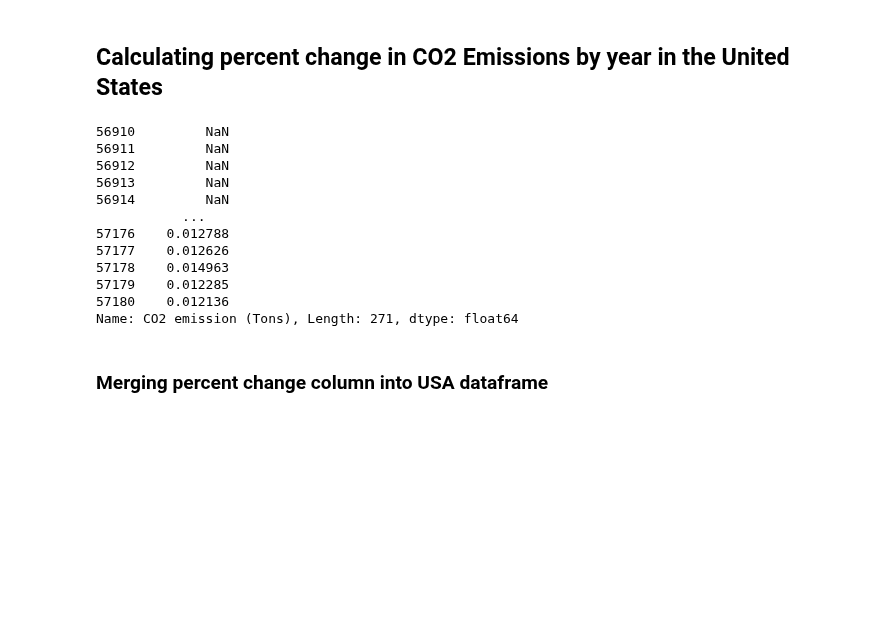
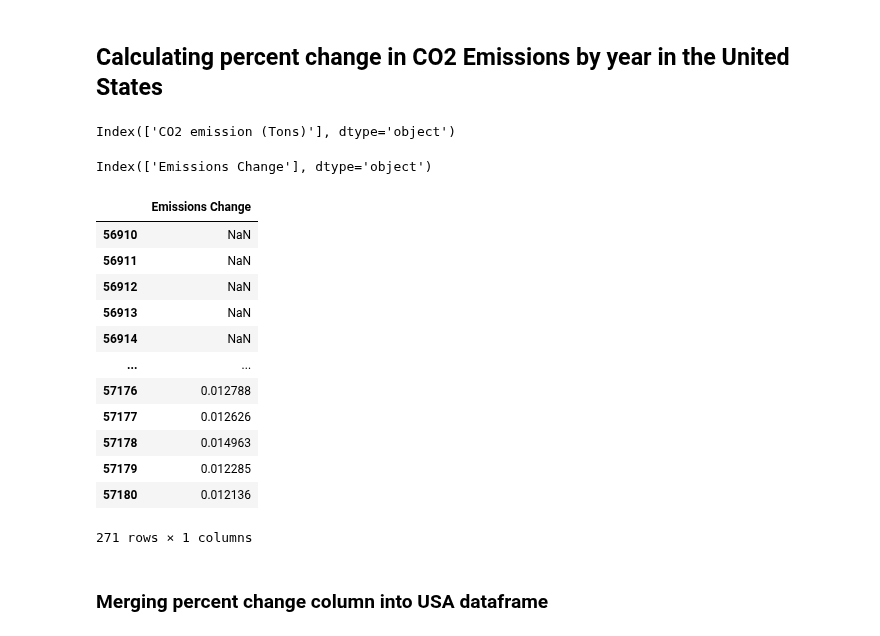
Before and after one commit to DanielBrechner/World-CO2-Emissions-Analysis, a Jupyter notebook: app.ipynb, the cells around one changed output. Cells and saved outputs as stored; diff of their text form; code cells hidden in the pictures; blank space fills up the shorter version.

Commit message:
fixed pct_change column rename

```diff
--- a/app.ipynb
+++ b/app.ipynb
@@ -301,22 +301,31 @@ We can see the United States contributes significantly to the global CO2 output.
 # %% [markdown]
 ## Calculating percent change in CO2 Emissions by year in the United States
 # %%
-percent_change_usa = usa_data['CO2 emission (Tons)'].pct_change();
-percent_change_usa1 = percent_change_usa.rename({'CO2 emission (Tons)':'Percent Change'})
-percent_change_usa1
+percent_change_usa = usa_data[['CO2 emission (Tons)']].pct_change();
+percent_change_usa.columns
 # %% [output]
-56910         NaN
-56911         NaN
-56912         NaN
-56913         NaN
-56914         NaN
-           ...
-57176    0.012788
-57177    0.012626
-57178    0.014963
-57179    0.012285
-57180    0.012136
-Name: CO2 emission (Tons), Length: 271, dtype: float64
+Index(['CO2 emission (Tons)'], dtype='object')
+# %%
+percent_change_usa.rename(columns={"CO2 emission (Tons)": "Emissions Change"}, inplace=True)
+percent_change_usa.columns
+# %% [output]
+Index(['Emissions Change'], dtype='object')
+# %%
+percent_change_usa
+# %% [output]
+|  | Emissions Change |
+| 56910 | NaN |
+| 56911 | NaN |
+| 56912 | NaN |
+| 56913 | NaN |
+| 56914 | NaN |
+| ... | ... |
+| 57176 | 0.012788 |
+| 57177 | 0.012626 |
+| 57178 | 0.014963 |
+| 57179 | 0.012285 |
+| 57180 | 0.012136 |
+271 rows × 1 columns
 # %% [markdown]
 ### Merging percent change column into USA dataframe
 # %%
```
Also changed, not shown: parts of 2 cells of this notebook.
